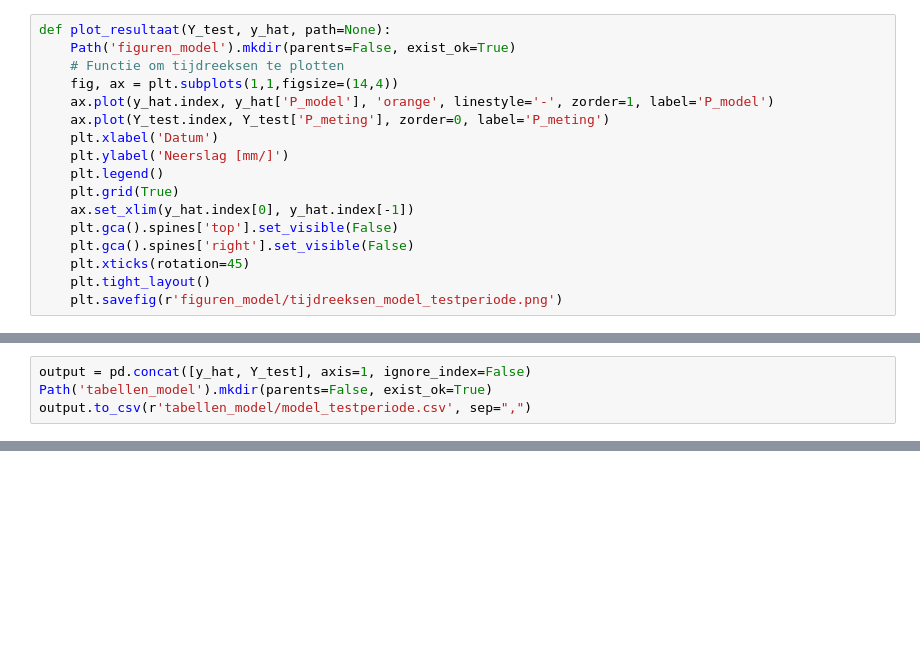
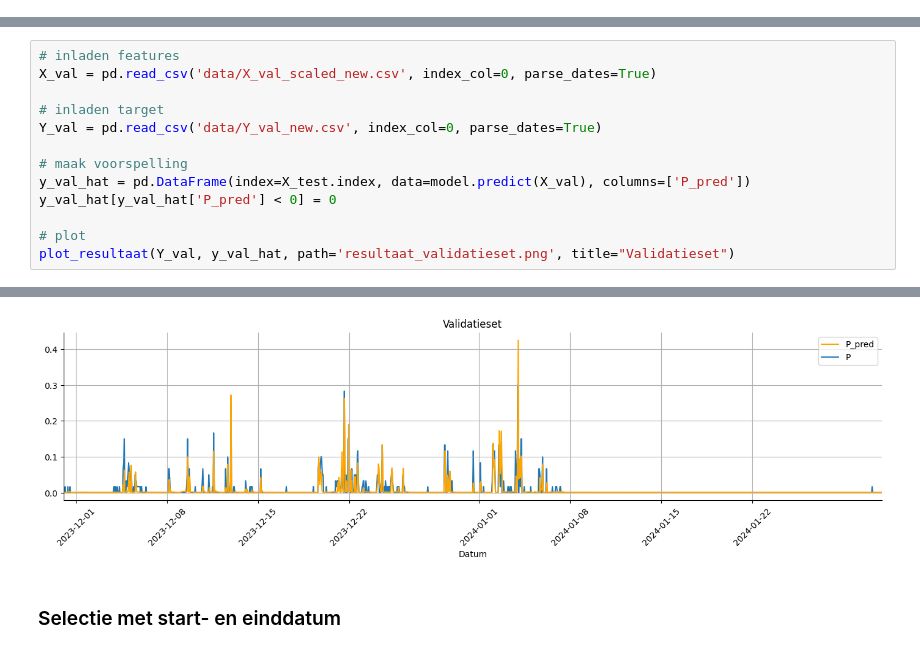
Before and after one commit to HKV-products-services/drinkwaterwinning-bleijerheide, a Jupyter notebook: run_model.ipynb, the cells around one changed output, grey strips where cells are left out. Saved outputs shown, nothing was run; the diff lists cells and outputs as text; blank space fills up the shorter version.

```diff
--- a/run_model.ipynb
+++ b/run_model.ipynb
@@ -37,17 +48,0 @@ y_hat[y_hat['P_model'] < 0.] = 0.
-# %%
-def plot_resultaat(Y_test, y_hat, path=None):
-    Path('figuren_model').mkdir(parents=False, exist_ok=True)
-    # Functie om tijdreeksen te plotten
-    fig, ax = plt.subplots(1,1,figsize=(14,4))
-    ax.plot(y_hat.index, y_hat['P_model'], 'orange', linestyle='-', zorder=1, label='P_model')
-    ax.plot(Y_test.index, Y_test['P_meting'], zorder=0, label='P_meting')
-    plt.xlabel('Datum')
-    plt.ylabel('Neerslag [mm/]')
-    plt.legend()
-    plt.grid(True)
-    ax.set_xlim(y_hat.index[0], y_hat.index[-1])
-    plt.gca().spines['top'].set_visible(False)
-    plt.gca().spines['right'].set_visible(False)
-    plt.xticks(rotation=45)
-    plt.tight_layout()
-    plt.savefig(r'figuren_model/tijdreeksen_model_testperiode.png')
@@ -60,4 +49,14 @@ plot_resultaat(Y_test, y_hat)
-# %%
-output = pd.concat([y_hat, Y_test], axis=1, ignore_index=False)
-Path('tabellen_model').mkdir(parents=False, exist_ok=True)
-output.to_csv(r'tabellen_model/model_testperiode.csv', sep=",")
+# %%
+# inladen features
+X_val = pd.read_csv('data/X_val_scaled_new.csv', index_col=0, parse_dates=True)
+
+# inladen target
+Y_val = pd.read_csv('data/Y_val_new.csv', index_col=0, parse_dates=True)
+
+# maak voorspelling
+y_val_hat = pd.DataFrame(index=X_test.index, data=model.predict(X_val), columns=['P_pred'])
+y_val_hat[y_val_hat['P_pred'] < 0] = 0
+
+# plot
+plot_resultaat(Y_val, y_val_hat, path='resultaat_validatieset.png', title="Validatieset")
+# %% [output]
@@ -63,0 +64,3 @@ output.to_csv(r'tabellen_model/model_testperiode.csv', sep=",")
+[figure, added]
+# %% [markdown]
+### Selectie met start- en einddatum
```
Also changed, not shown: parts of 18 cells of this notebook, 3 other files.
